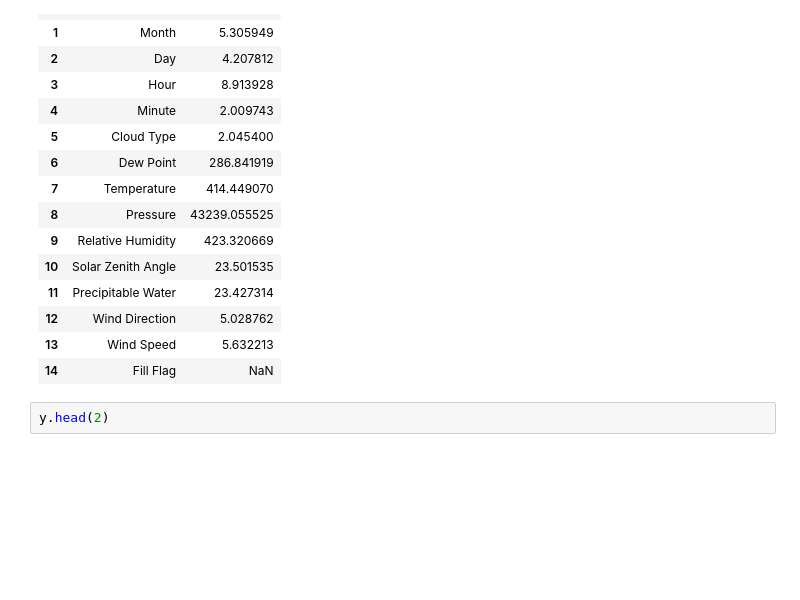
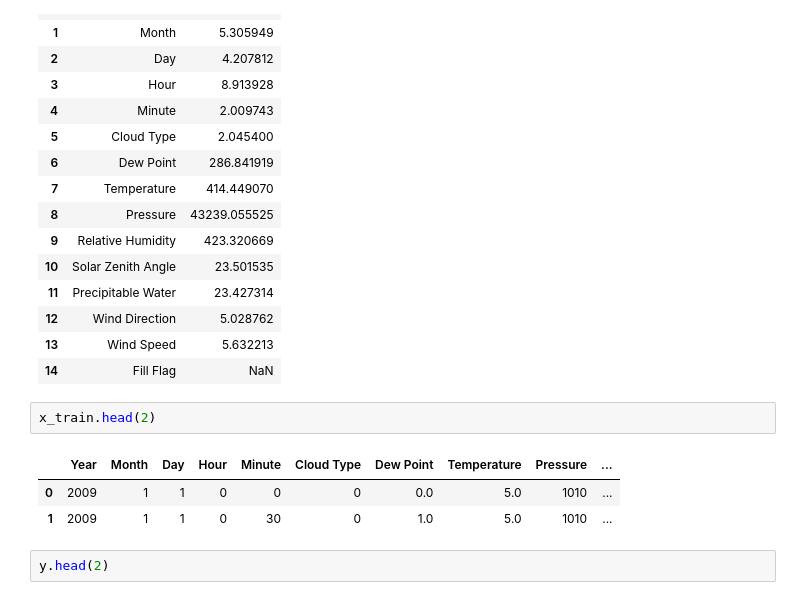
Before and after one commit to sarkar2527/DSAP, a Jupyter notebook: Hackathon_Wipro.ipynb, the cells around one changed output. Drawn from its saved outputs; the diff is of its cells as text; blank space fills up the shorter version.

```diff
--- a/Hackathon_Wipro.ipynb
+++ b/Hackathon_Wipro.ipynb
@@ -196,6 +216,12 @@ pd.concat([pd.DataFrame(x_train.columns),pd.DataFrame(np.transpose(VIF))], axis
 | 12 | Wind Direction | 5.028762 |
 | 13 | Wind Speed | 5.632213 |
 | 14 | Fill Flag | NaN |
+# %%
+x_train.head(2)
+# %% [output]
+|  | Year | Month | Day | Hour | Minute | Cloud Type | Dew Point | Temperature | Pressure | ... |
+| 0 | 2009 | 1 | 1 | 0 | 0 | 0 | 0.0 | 5.0 | 1010 | ... |
+| 1 | 2009 | 1 | 1 | 0 | 30 | 0 | 1.0 | 5.0 | 1010 | ... |
 # %%
 y.head(2)
 # %% [output]
```
Also changed, not shown: parts of 1 cell of this notebook.
